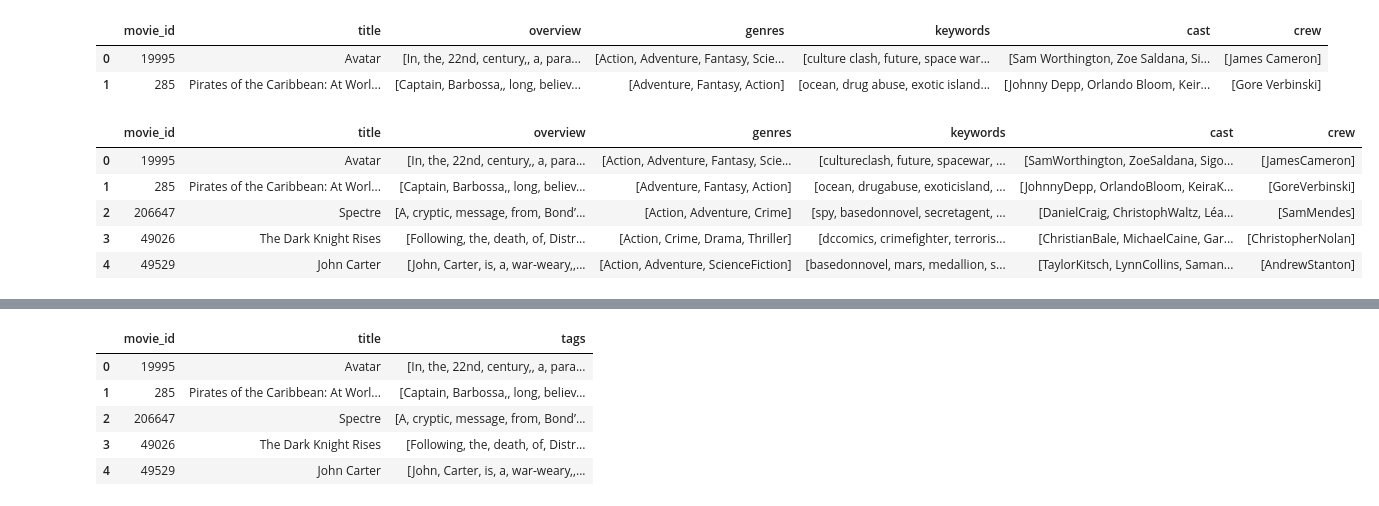
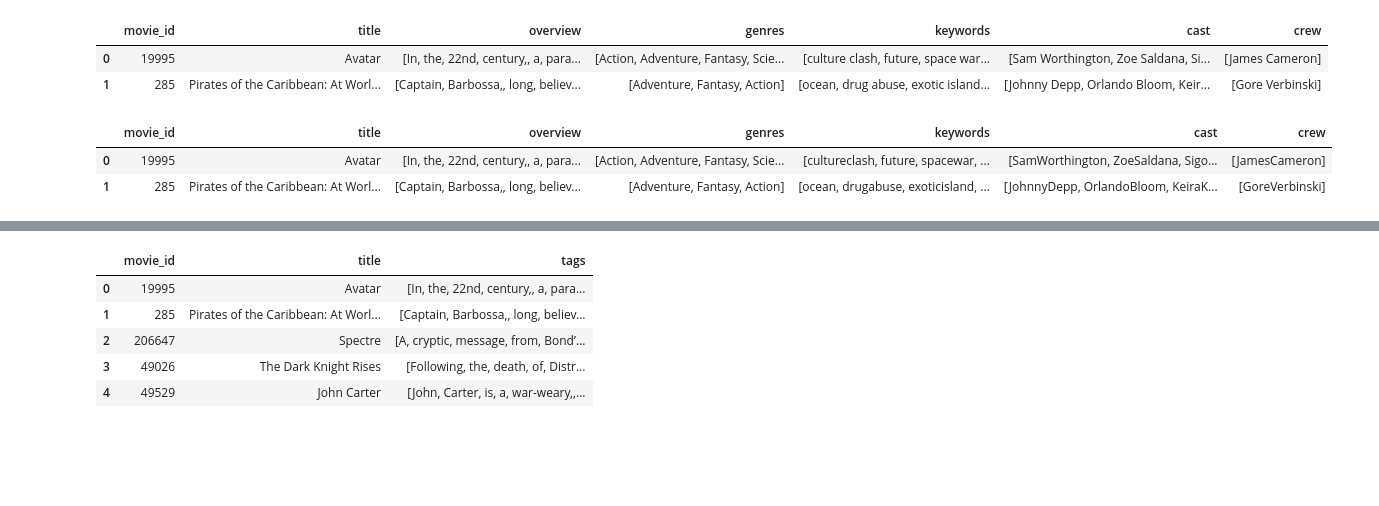
Before and after one commit to Jayshankar10/End-to-End-Movie-Recommender-System-, a Jupyter notebook: Notebook Exp/Experiment.ipynb, the cells around one changed output, grey strips where cells are left out. Saved outputs shown, nothing was run; the diff lists cells and outputs as text; code cells hidden in the pictures; blank space fills up the shorter version.

```diff
--- a/Notebook Exp/Experiment.ipynb
+++ b/Notebook Exp/Experiment.ipynb
@@ -195,14 +179,11 @@ movies['cast']= movies['cast'].apply(lambda x: [i.replace(" ","") for i in x])
 movies['crew']= movies['crew'].apply(lambda x: [i.replace(" ","") for i in x])
 movies['keywords']= movies['keywords'].apply(lambda x: [i.replace(" ","") for i in x])
 # %%
-movies.head()
+movies.head(2)
 # %% [output]
 |  | movie_id | title | overview | genres | keywords | cast | crew |
 | 0 | 19995 | Avatar | [In, the, 22nd, century,, a, para... | [Action, Adventure, Fantasy, Scie... | [cultureclash, future, spacewar, ... | [SamWorthington, ZoeSaldana, Sigo... | [JamesCameron] |
 | 1 | 285 | Pirates of the Caribbean: At Worl... | [Captain, Barbossa,, long, believ... | [Adventure, Fantasy, Action] | [ocean, drugabuse, exoticisland, ... | [JohnnyDepp, OrlandoBloom, KeiraK... | [GoreVerbinski] |
-| 2 | 206647 | Spectre | [A, cryptic, message, from, Bond’... | [Action, Adventure, Crime] | [spy, basedonnovel, secretagent, ... | [DanielCraig, ChristophWaltz, Léa... | [SamMendes] |
-| 3 | 49026 | The Dark Knight Rises | [Following, the, death, of, Distr... | [Action, Crime, Drama, Thriller] | [dccomics, crimefighter, terroris... | [ChristianBale, MichaelCaine, Gar... | [ChristopherNolan] |
-| 4 | 49529 | John Carter | [John, Carter, is, a, war-weary,,... | [Action, Adventure, ScienceFiction] | [basedonnovel, mars, medallion, s... | [TaylorKitsch, LynnCollins, Saman... | [AndrewStanton] |
 # %%
 ### Creating a new columns( tags) by concatenating the overview,genres,keywords,cast & crew columns ###
 
```
Also changed, not shown: parts of 7 cells of this notebook, 3 other files.
